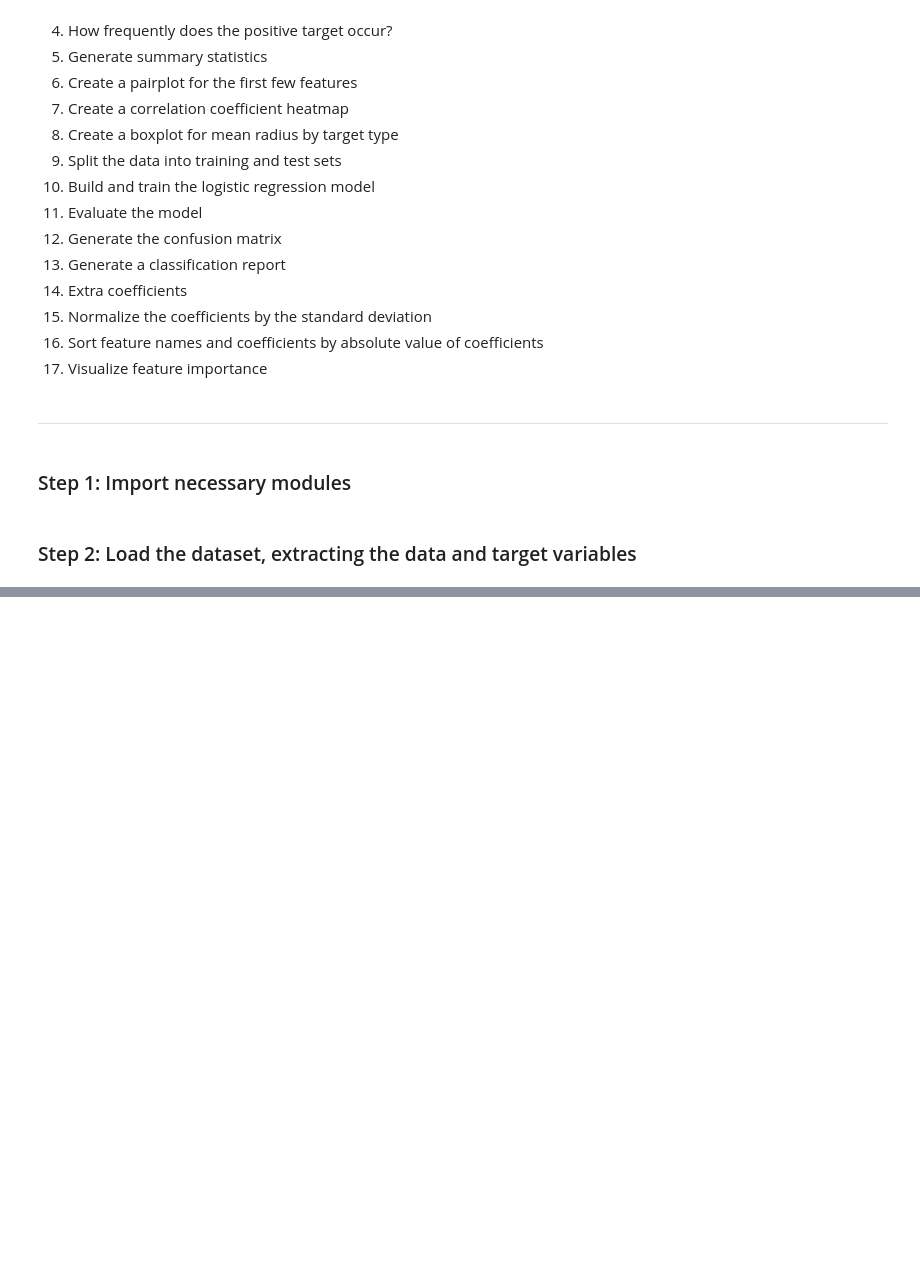
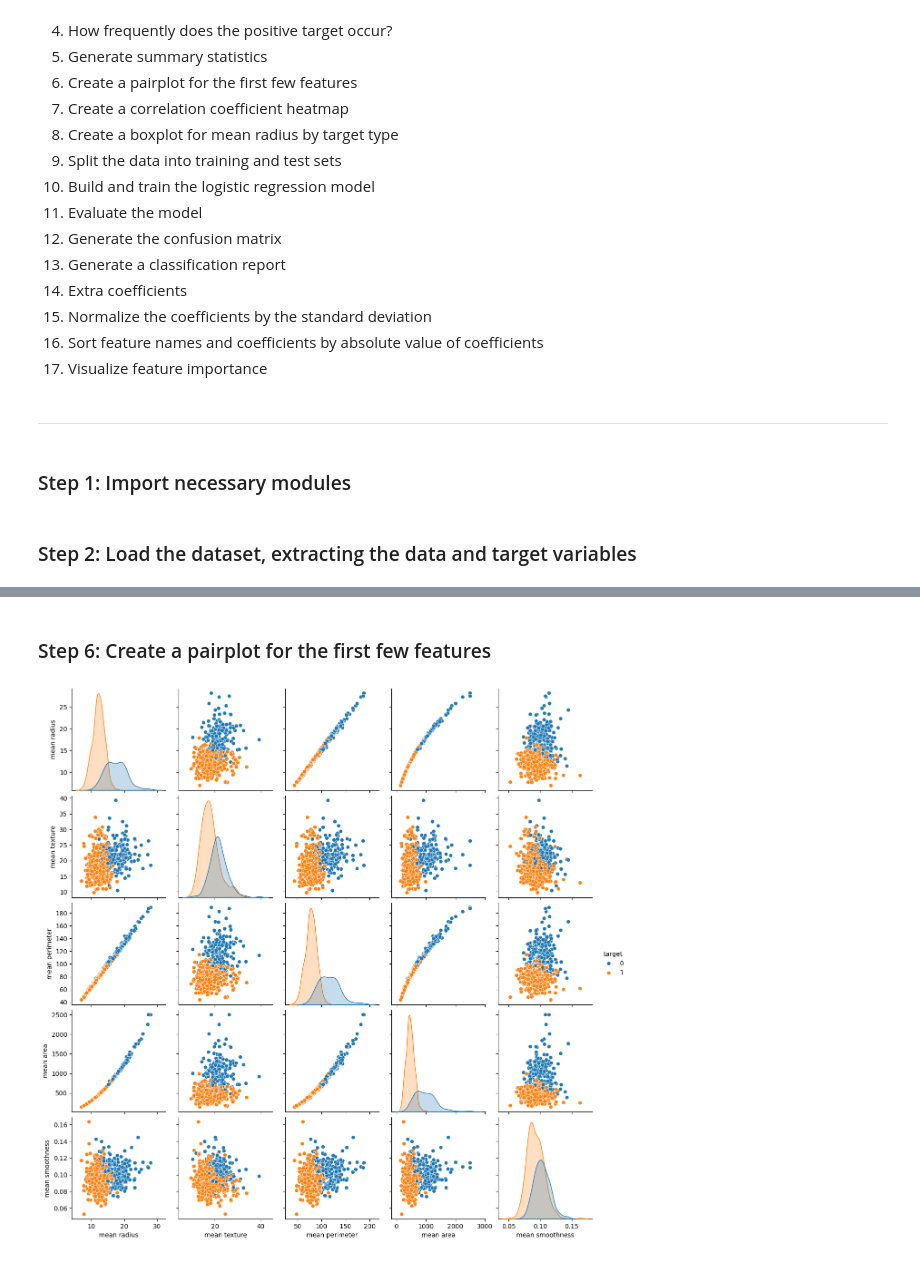
Before and after one commit to danieljcoh/Springboot_AI-ML_Bootcamp, a Jupyter notebook: projects/Logistic_Regression.ipynb, the cells around one changed output, grey strips where cells are left out. Saved outputs shown, nothing was run; the diff lists cells and outputs as text; code cells hidden in the pictures; blank space fills up the shorter version.

```diff
--- a/projects/Logistic_Regression.ipynb
+++ b/projects/Logistic_Regression.ipynb
@@ -46,0 +86,9 @@ df = dataset.data # df will _not_ include target (you need to use `dataset.frame
+# %% [markdown]
+### Step 6: Create a pairplot for the first few features
+# %%
+subset = df.iloc[:, :5].copy() # all rows, first 5 columns / .copy() will make a copy of the df to make sure that we don't make unwanted changes to the original df
+subset['target'] = target # creating a new row in the dataframe to equal our target Series
+sns.pairplot(subset, hue='target', diag_kind='kde') # hue makes sure target is a different color than the data / diag_kind('kde') will show underlying distribution curves
+plt.show() # shows the graph
+# %% [output]
+[figure, added]
```
Also changed, not shown: parts of 37 cells of this notebook, 2 other files.
